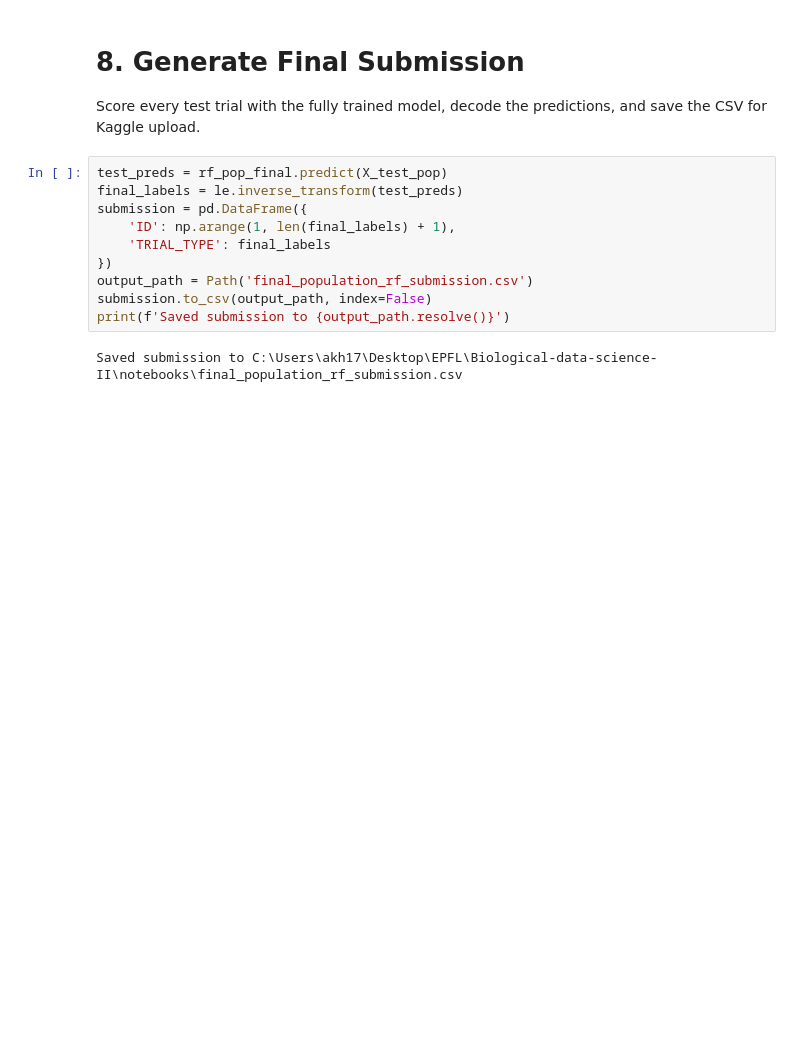
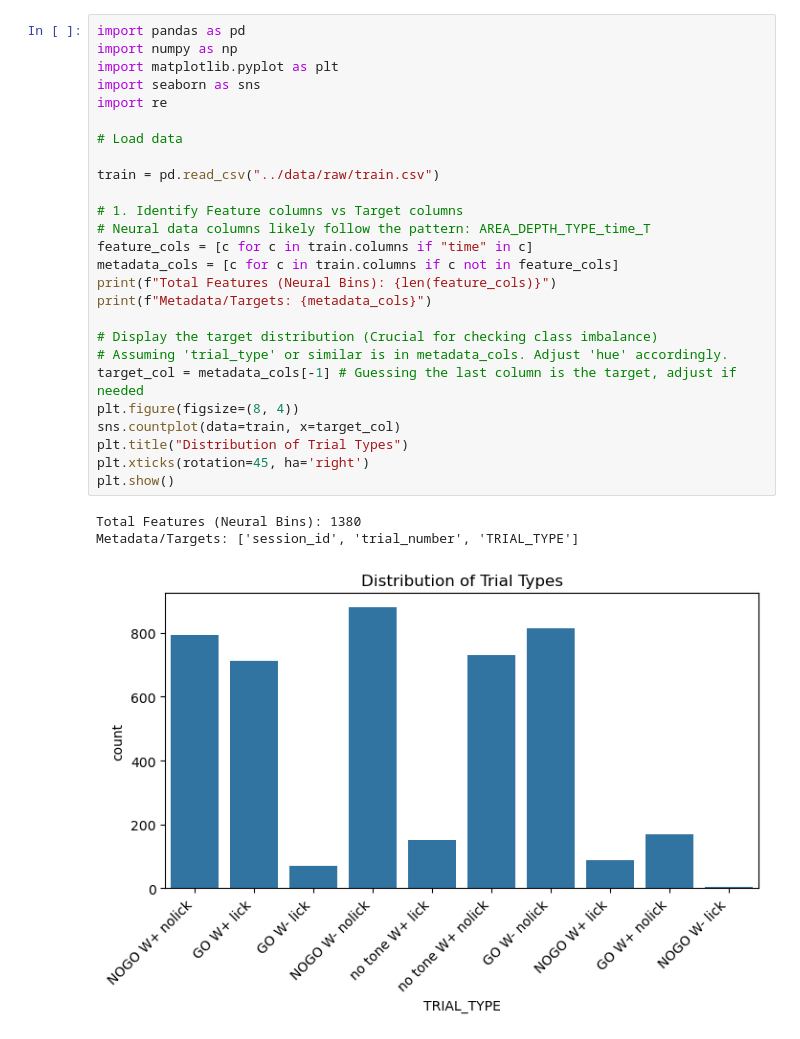
Before and after one commit to AmmarLeGrand/Biological-data-science-II, a Jupyter notebook: notebooks/solution_architecture.ipynb, the cells around one changed output. Drawn from its saved outputs; the diff is of its cells as text; blank space fills up the shorter version.

```diff
--- a/notebooks/solution_architecture.ipynb
+++ b/notebooks/solution_architecture.ipynb
@@ -100,16 +1,30 @@ plt.show()
-# %% [markdown]
-# 8. Generate Final Submission
-
-Score every test trial with the fully trained model, decode the predictions, and save the CSV for Kaggle upload.
-# %%
-test_preds = rf_pop_final.predict(X_test_pop)
-final_labels = le.inverse_transform(test_preds)
-submission = pd.DataFrame({
-    'ID': np.arange(1, len(final_labels) + 1),
-    'TRIAL_TYPE': final_labels
-})
-output_path = Path('final_population_rf_submission.csv')
-submission.to_csv(output_path, index=False)
-print(f'Saved submission to {output_path.resolve()}')
-# %% [output]
-Saved submission to C:\Users\akh17\Desktop\EPFL\Biological-data-science-II\notebooks\final_population_rf_submission.csv
+# %%
+import pandas as pd
+import numpy as np
+import matplotlib.pyplot as plt
+import seaborn as sns
+import re
+
+# Load data
+
+train = pd.read_csv("../data/raw/train.csv")
+
+# 1. Identify Feature columns vs Target columns
+# Neural data columns likely follow the pattern: AREA_DEPTH_TYPE_time_T
+feature_cols = [c for c in train.columns if "time" in c]
+metadata_cols = [c for c in train.columns if c not in feature_cols]
+print(f"Total Features (Neural Bins): {len(feature_cols)}")
+print(f"Metadata/Targets: {metadata_cols}")
+
+# Display the target distribution (Crucial for checking class imbalance)
+# Assuming 'trial_type' or similar is in metadata_cols. Adjust 'hue' accordingly.
+target_col = metadata_cols[-1] # Guessing the last column is the target, adjust if needed
+plt.figure(figsize=(8, 4))
+sns.countplot(data=train, x=target_col)
+plt.title("Distribution of Trial Types")
+plt.xticks(rotation=45, ha='right')
+plt.show()
+# %% [output]
+Total Features (Neural Bins): 1380
+Metadata/Targets: ['session_id', 'trial_number', 'TRIAL_TYPE']
+[figure, added]
```
Also changed, not shown: parts of 23 cells of this notebook.
